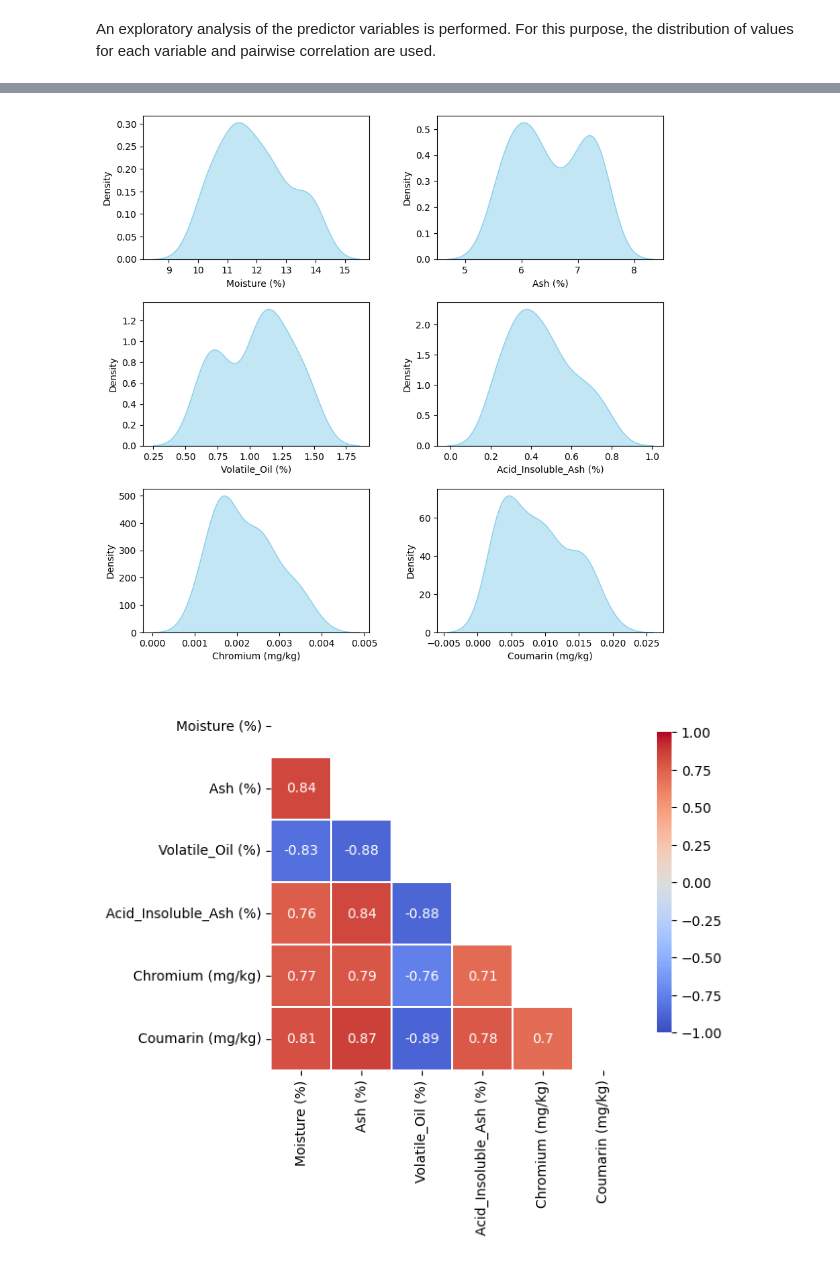
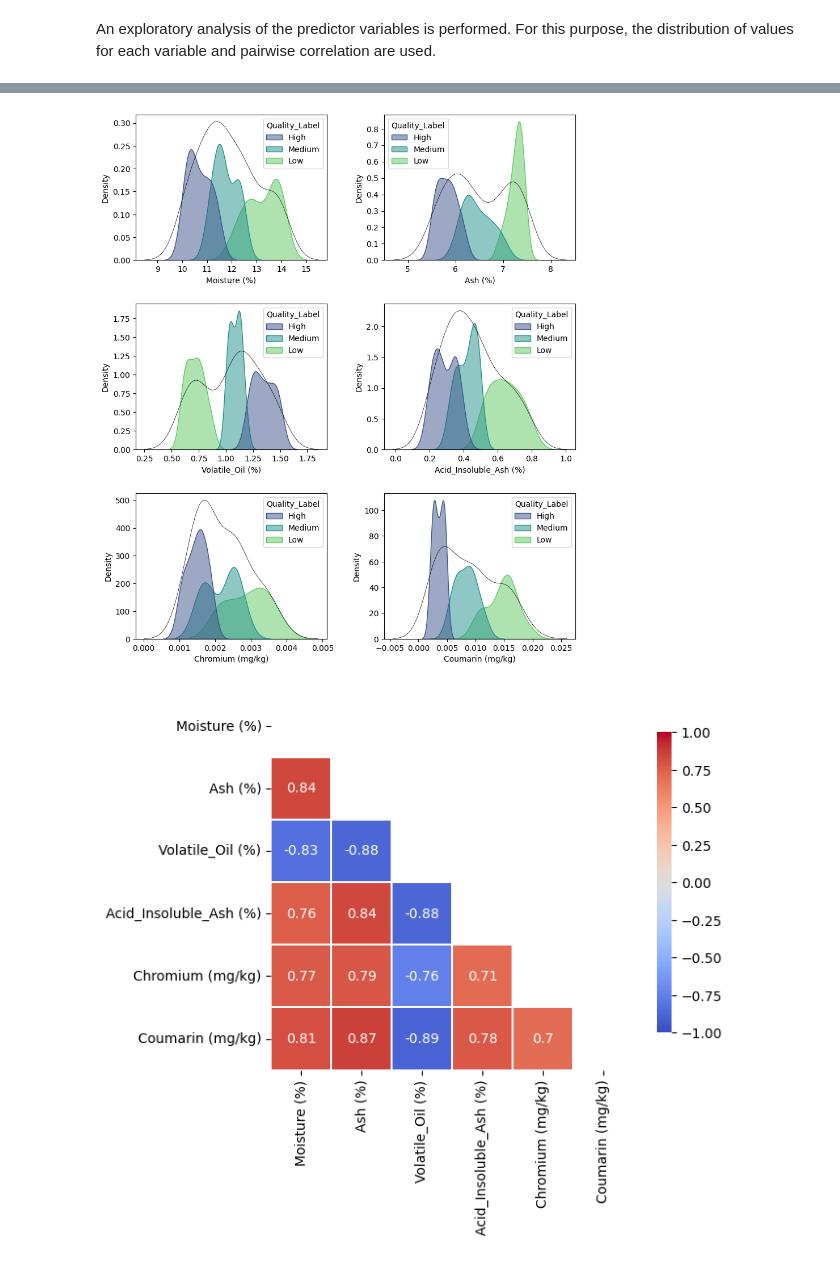
Before and after one commit to mapardo-lab/minimalCinnamon, a Jupyter notebook: minimalCinnamon.ipynb, the cells around one changed output, grey strips where cells are left out. Saved outputs shown, nothing was run; the diff lists cells and outputs as text; code cells hidden in the pictures.

Commit message:
Density plots modification

```diff
--- a/minimalCinnamon.ipynb
+++ b/minimalCinnamon.ipynb
@@ -67,15 +77,17 @@ features = list(filter(lambda x: x not in ['Sample_ID', 'Quality_Label'],  list(
 # %%
 # Density plot each feature
-plt.figure(figsize=(10, 10))  # Dynamic figure size
+plt.figure(figsize=(10, 12))  # Dynamic figure size
 plt.subplots_adjust(wspace = 0.3, hspace = 0.3)
 for i, feature in enumerate(features,start=1):
     plt.subplot(3, 2, i)
-    sns.kdeplot(df[feature], fill=True, color='skyblue', alpha=0.5)
+    #sns.kdeplot(df[feature], fill=True, color='skyblue', alpha=0.5)
+    sns.kdeplot(data=df, x=feature, fill=True, hue='Quality_Label', alpha=0.5, palette='viridis')
+    sns.kdeplot(data=df, x=feature, linewidth=0.5, color='black')
     plt.xlabel(feature)
     plt.ylabel('Density')
 plt.show()
 # %% [output]
-[figure, old version]
+[figure, new version]
 # %%
 # Correlation between features
 corr = df[features].corr()
```
Also changed, not shown: parts of 3 cells of this notebook.
